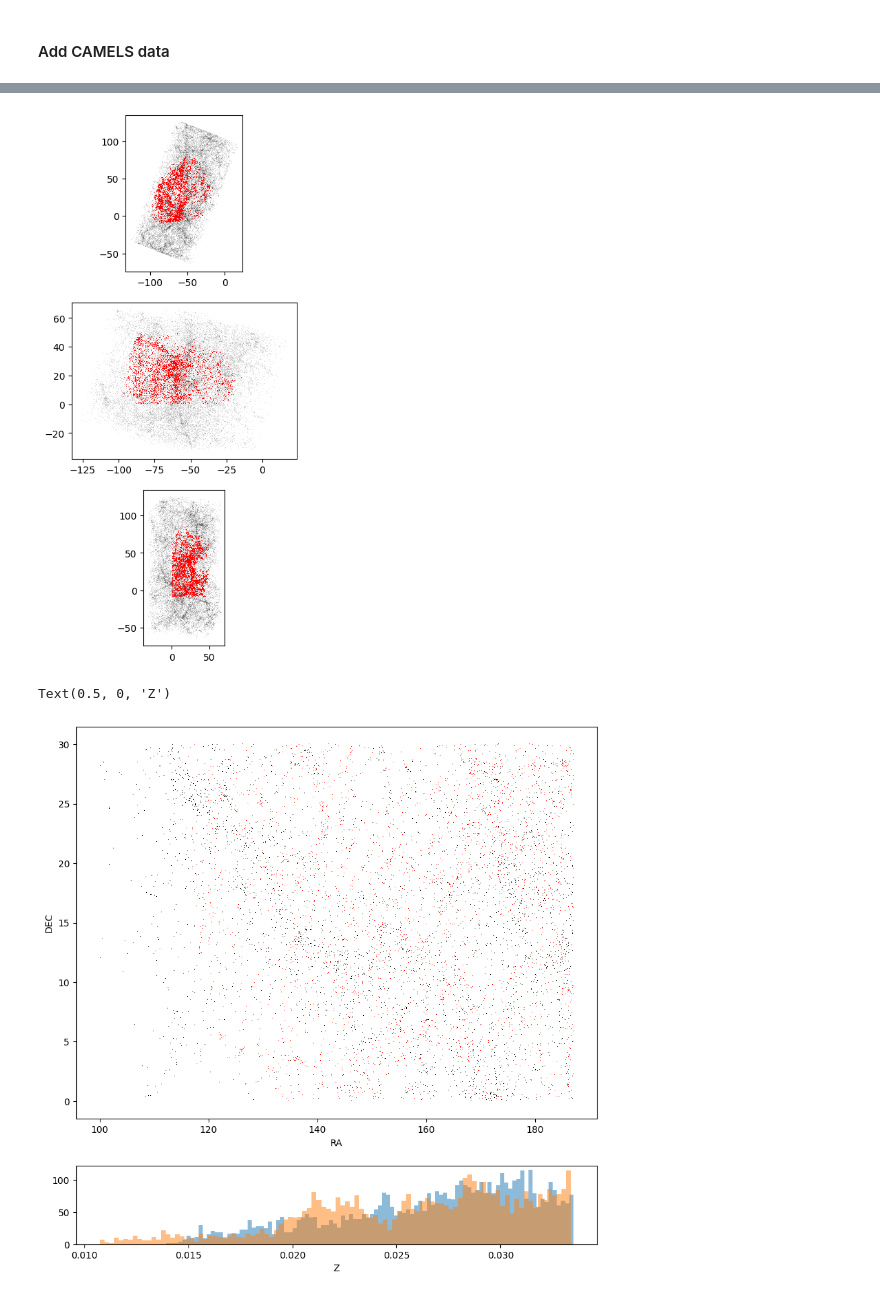
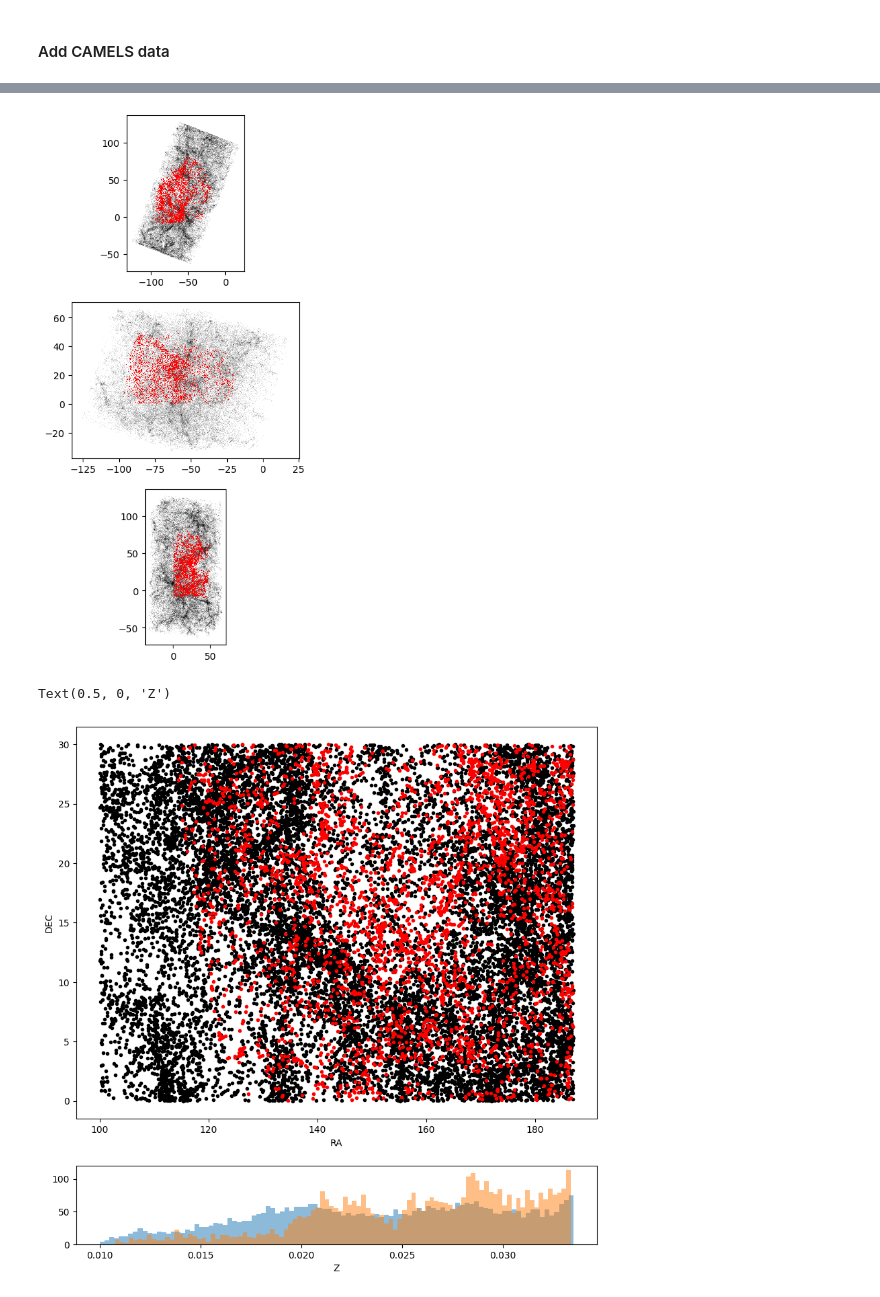
Before and after one commit to maho3/ltu-connect, a Jupyter notebook: sdss_mgs/test_camels_to_mgs.ipynb, the cells around one changed output, grey strips where cells are left out. Cells and saved outputs as stored; diff of their text form; code cells hidden in the pictures.

```diff
--- a/sdss_mgs/test_camels_to_mgs.ipynb
+++ b/sdss_mgs/test_camels_to_mgs.ipynb
@@ -50,7 +51,7 @@ cosmo = np.array([Omega_m, Omega_b, h, None, None])
 # %%
 # Load CAMELS-SAM
 
-subsample = 0.002  # fraction of galaxies to use, to speed up
+subsample = 0.005  # fraction of galaxies to use, to speed up
 gpos = []
 gvel = []
 Lbox = 100/h  # Mpc
@@ -60,8 +61,8 @@ for idx in np.array(np.meshgrid(*[[0,1]]*3)).reshape(3,-1).T:
     with h5py.File(join(ddir, '_'.join(map(str, idx)), 'subvolume.hdf5'), 'r') as f:
         # print('\n'.join(list(f['Galprop'].keys())))
         mask = np.random.rand(f['Galprop']['GalpropPos'].shape[0]) < subsample
-        pos = f['Galprop']['GalpropPos'][mask]  # Mpc
-        vel = f['Galprop']['GalpropVel'][mask]      # km/s
+        pos = f['Galprop']['GalpropPos'][mask] % Lbox # Mpc
+        vel = f['Galprop']['GalpropVel'][mask]       # km/s
         gpos.append(pos)
         gvel.append(vel)
 
@@ -396,7 +401,7 @@ ax.plot(gxyz[:, 2], gxyz[:,1], 'k,', alpha=0.1)
 ax.plot(oxyz[:, 2], oxyz[:,1], 'r,', alpha=1)
 ax.set_aspect('equal')
 # %% [output]
-[figure, old version]
+[figure, new version]
 # %%
 grdz = xyz_to_sky(gxyz, gvel, cosmo)
 
@@ -408,16 +413,16 @@ grdz = grdz[mask]
 # %%
 f, axs = plt.subplots(2, 1, figsize=(10, 10),
                       gridspec_kw={'height_ratios': [1, 0.2]})
 
 ax = axs[0]
-ax.plot(grdz[:, 0], grdz[:,1], 'k,', alpha=1)
-ax.plot(ordz[:, 0], ordz[:,1], 'r,', alpha=1)
+ax.plot(grdz[:, 0], grdz[:,1], 'k.', alpha=1)
+ax.plot(ordz[:, 0], ordz[:,1], 'r.', alpha=1)
 ax.set(xlabel='RA', ylabel='DEC')
 
 ax = axs[1]
 ax.hist(grdz[:,2], bins=100, alpha=0.5, density=True)
 ax.hist(ordz[:,2], bins=100, alpha=0.5, density=True)
 ax.set_xlabel('Z')
 # %% [output]
 Text(0.5, 0, 'Z')
-[figure, old version]
+[figure, new version]
```
Also changed, not shown: parts of 7 cells of this notebook, 4 other files.
